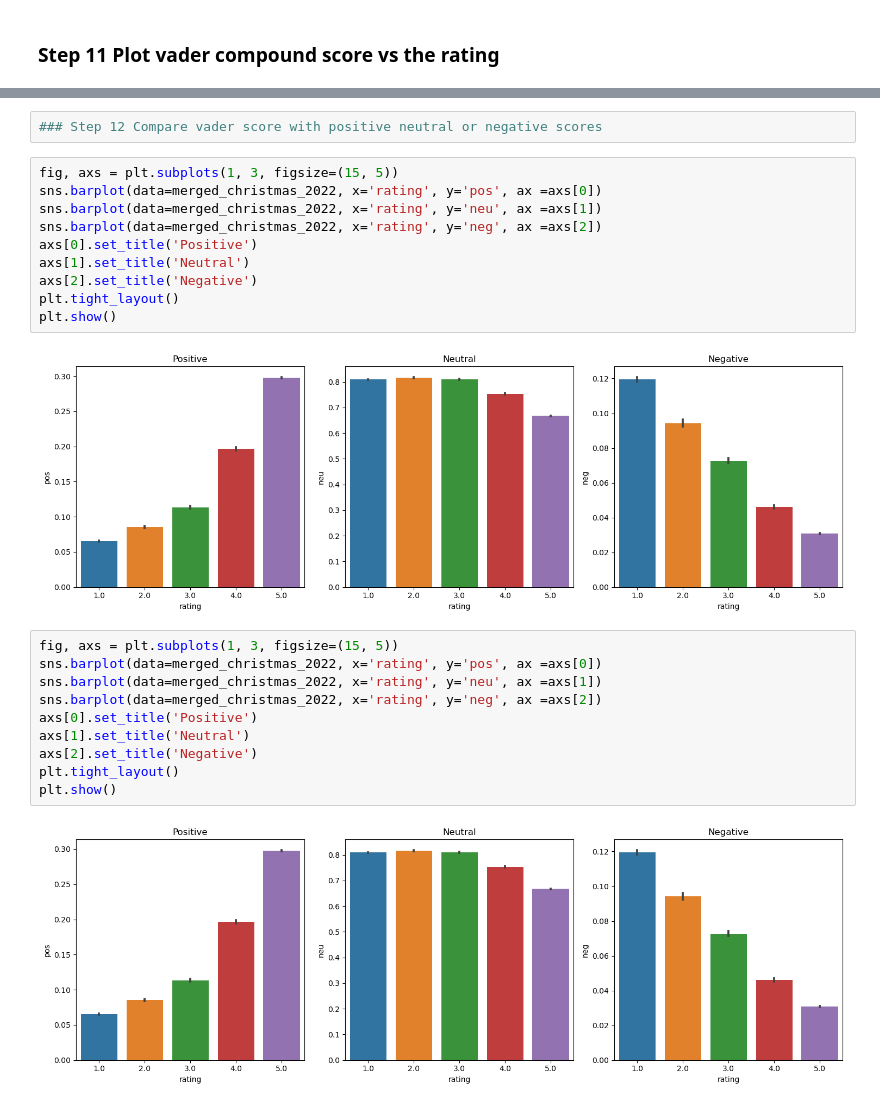
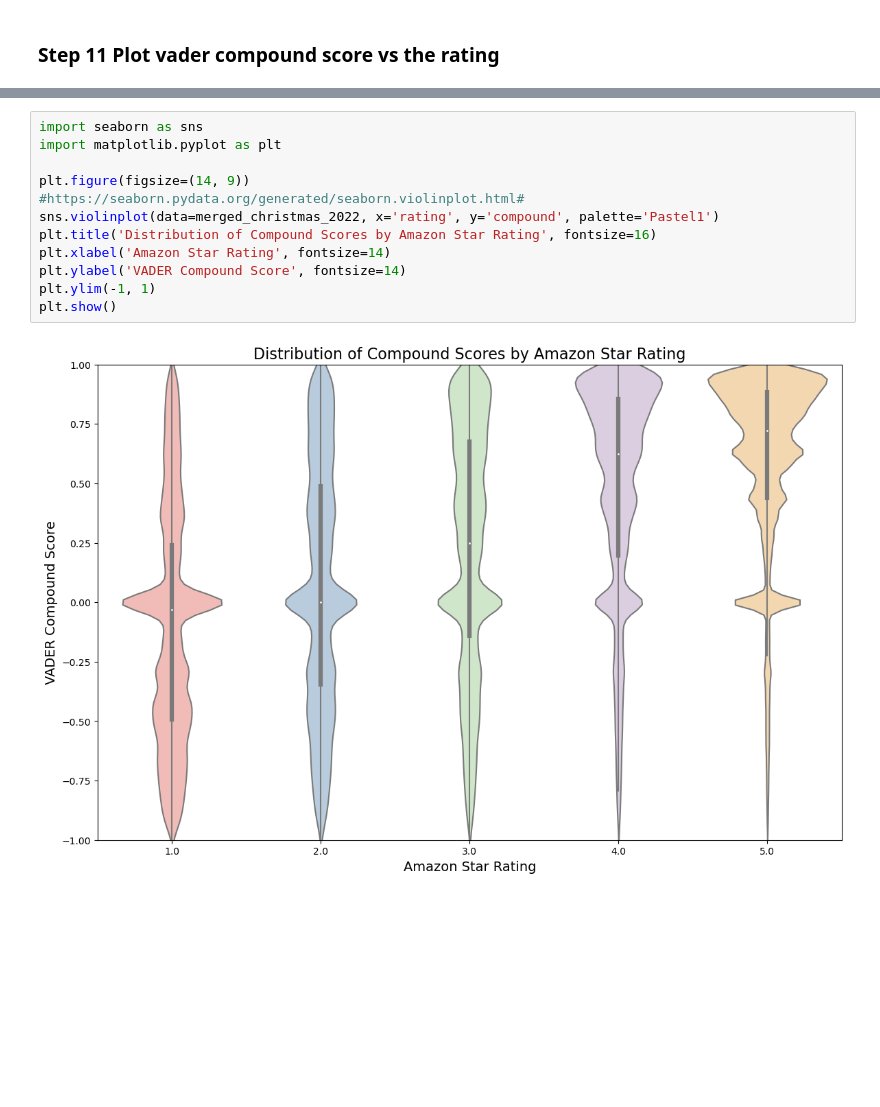
Before and after one commit to svukomanovic/Amazon-Sentiment-Analysis, a Jupyter notebook: Amazon-analysis.ipynb, the cells around one changed output, grey strips where cells are left out. Cells and saved outputs as stored; diff of their text form; blank space fills up the shorter version.

```diff
--- a/Amazon-analysis.ipynb
+++ b/Amazon-analysis.ipynb
@@ -161,26 +170,14 @@ plt.show()
-# %%
-### Step 12 Compare vader score with positive neutral or negative scores
-# %%
-fig, axs = plt.subplots(1, 3, figsize=(15, 5))
-sns.barplot(data=merged_christmas_2022, x='rating', y='pos', ax =axs[0])
-sns.barplot(data=merged_christmas_2022, x='rating', y='neu', ax =axs[1])
-sns.barplot(data=merged_christmas_2022, x='rating', y='neg', ax =axs[2])
-axs[0].set_title('Positive')
-axs[1].set_title('Neutral')
-axs[2].set_title('Negative')
-plt.tight_layout()
-plt.show()
-# %% [output]
-[figure, removed]
-# %%
-fig, axs = plt.subplots(1, 3, figsize=(15, 5))
-sns.barplot(data=merged_christmas_2022, x='rating', y='pos', ax =axs[0])
-sns.barplot(data=merged_christmas_2022, x='rating', y='neu', ax =axs[1])
-sns.barplot(data=merged_christmas_2022, x='rating', y='neg', ax =axs[2])
-axs[0].set_title('Positive')
-axs[1].set_title('Neutral')
-axs[2].set_title('Negative')
-plt.tight_layout()
-plt.show()
-# %% [output]
-[figure, removed]
+# %%
+import seaborn as sns
+import matplotlib.pyplot as plt
+
+plt.figure(figsize=(14, 9))
+#https://seaborn.pydata.org/generated/seaborn.violinplot.html#
+sns.violinplot(data=merged_christmas_2022, x='rating', y='compound', palette='Pastel1')
+plt.title('Distribution of Compound Scores by Amazon Star Rating', fontsize=16)
+plt.xlabel('Amazon Star Rating', fontsize=14)
+plt.ylabel('VADER Compound Score', fontsize=14)
+plt.ylim(-1, 1)
+plt.show()
+# %% [output]
+[figure, added]
```
Also changed, not shown: parts of 12 cells of this notebook, 1 other file.
